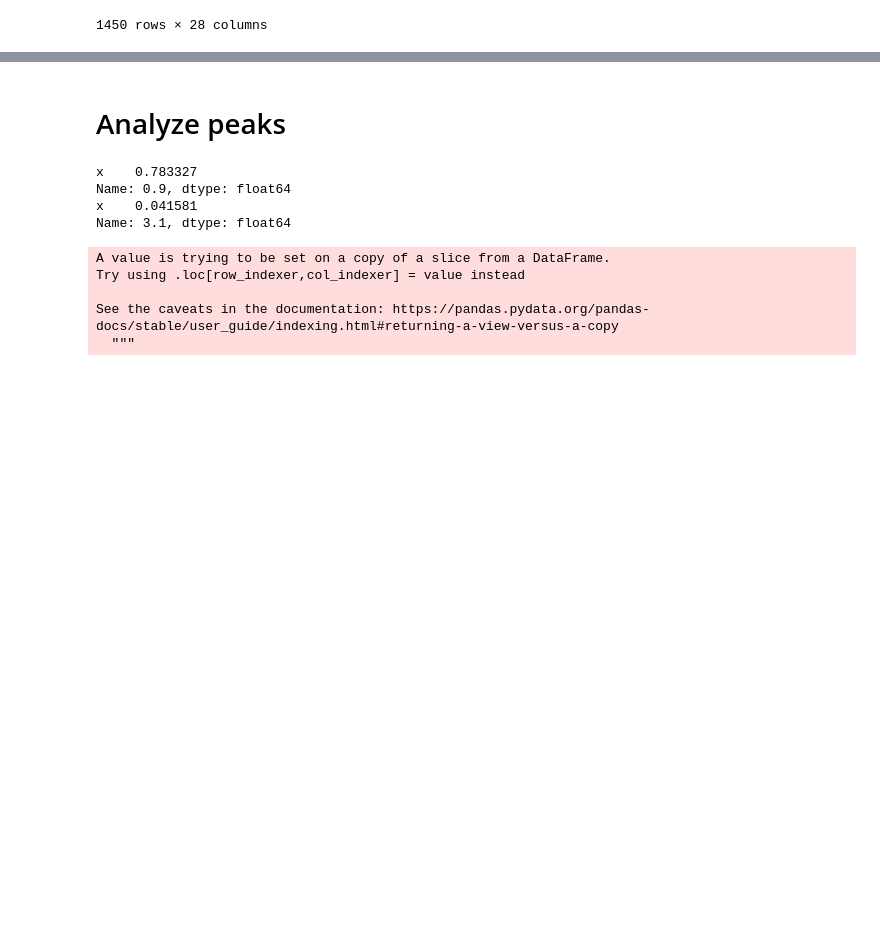
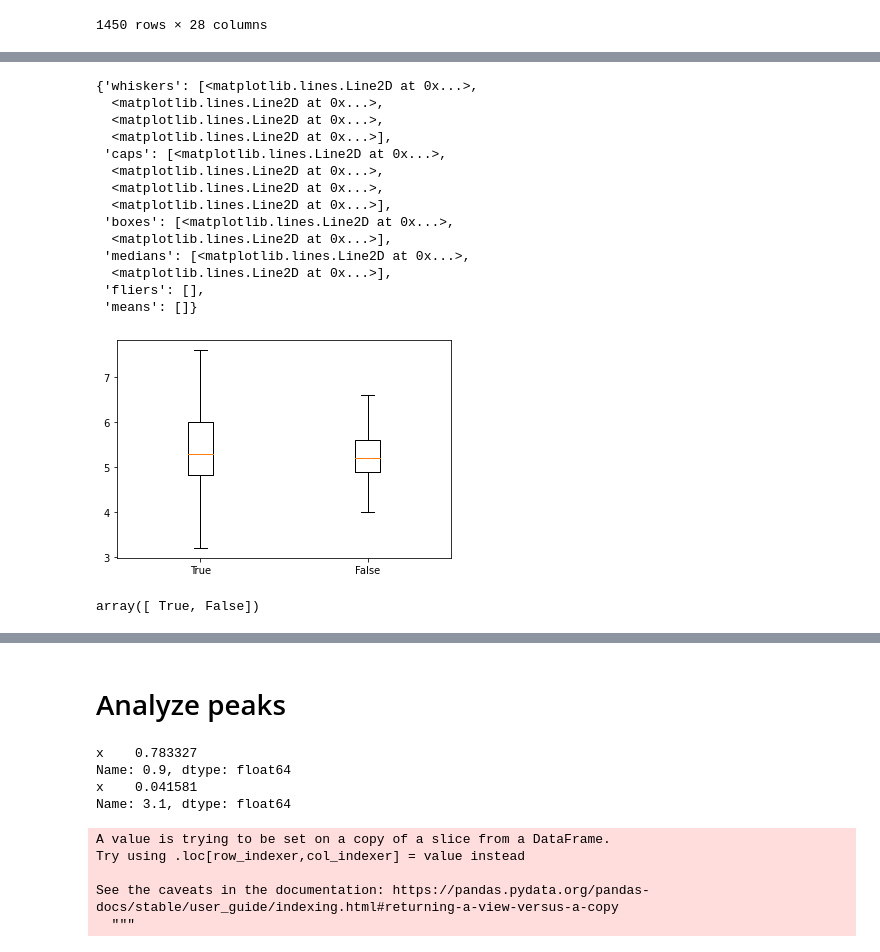
Before and after one commit to amino-health/glyco, a Jupyter notebook: eda/Report | Johan.ipynb, the cells around one changed output, grey strips where cells are left out. Drawn from its saved outputs; the diff is of its cells as text; code cells hidden in the pictures; blank space fills up the shorter version.

```diff
--- a/eda/Report | Johan.ipynb
+++ b/eda/Report | Johan.ipynb
@@ -249,0 +272,2 @@ glucose
+# %%
+GLU=glucose.copy()
@@ -249,0 +278,3 @@ glucose
+# %%
+
+glucose[glbl] = GLU[glbl]
@@ -249,0 +297,25 @@ glucose
+# %%
+
+all_vals=glucose['weekend'].unique()
+plt.boxplot([glucose[glucose['weekend'] == i][glbl].dropna() for i in all_vals], labels=all_vals,
+                showfliers=False)
+# %% [output]
+{'whiskers': [<matplotlib.lines.Line2D at 0x...>,
+  <matplotlib.lines.Line2D at 0x...>,
+  <matplotlib.lines.Line2D at 0x...>,
+  <matplotlib.lines.Line2D at 0x...>],
+ 'caps': [<matplotlib.lines.Line2D at 0x...>,
+  <matplotlib.lines.Line2D at 0x...>,
+  <matplotlib.lines.Line2D at 0x...>,
+  <matplotlib.lines.Line2D at 0x...>],
+ 'boxes': [<matplotlib.lines.Line2D at 0x...>,
+  <matplotlib.lines.Line2D at 0x...>],
+ 'medians': [<matplotlib.lines.Line2D at 0x...>,
+  <matplotlib.lines.Line2D at 0x...>],
+ 'fliers': [],
+ 'means': []}
+[figure, added]
+# %%
+all_vals
+# %% [output]
+array([ True, False])
```
Also changed, not shown: parts of 12 cells of this notebook, 1 other file.
